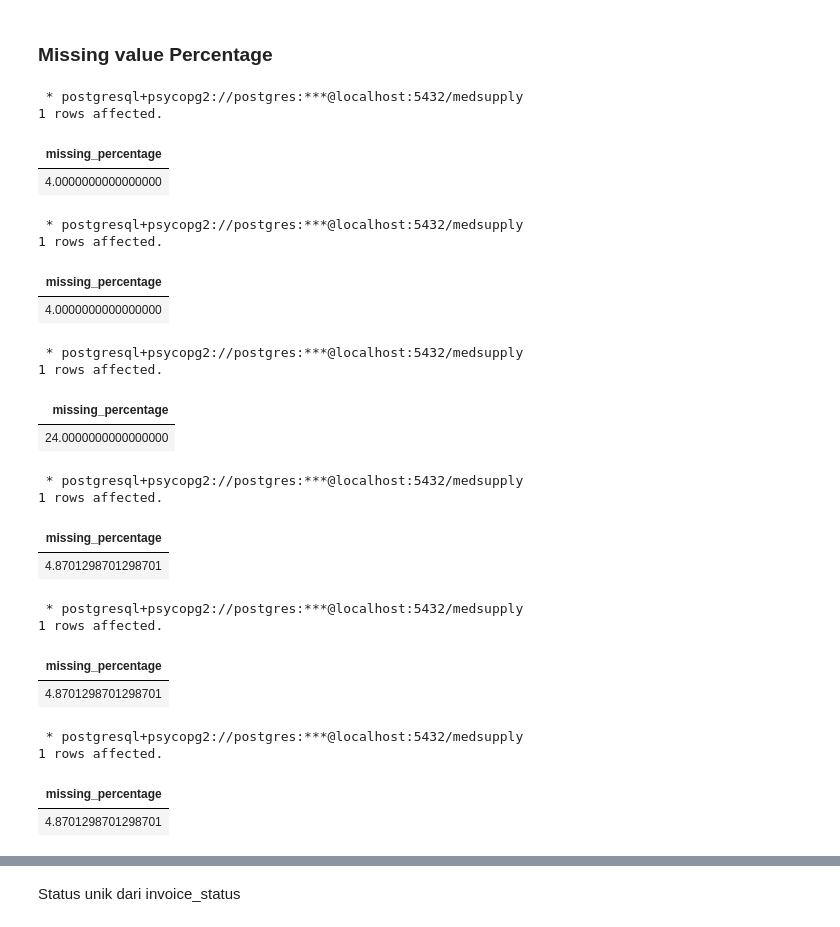
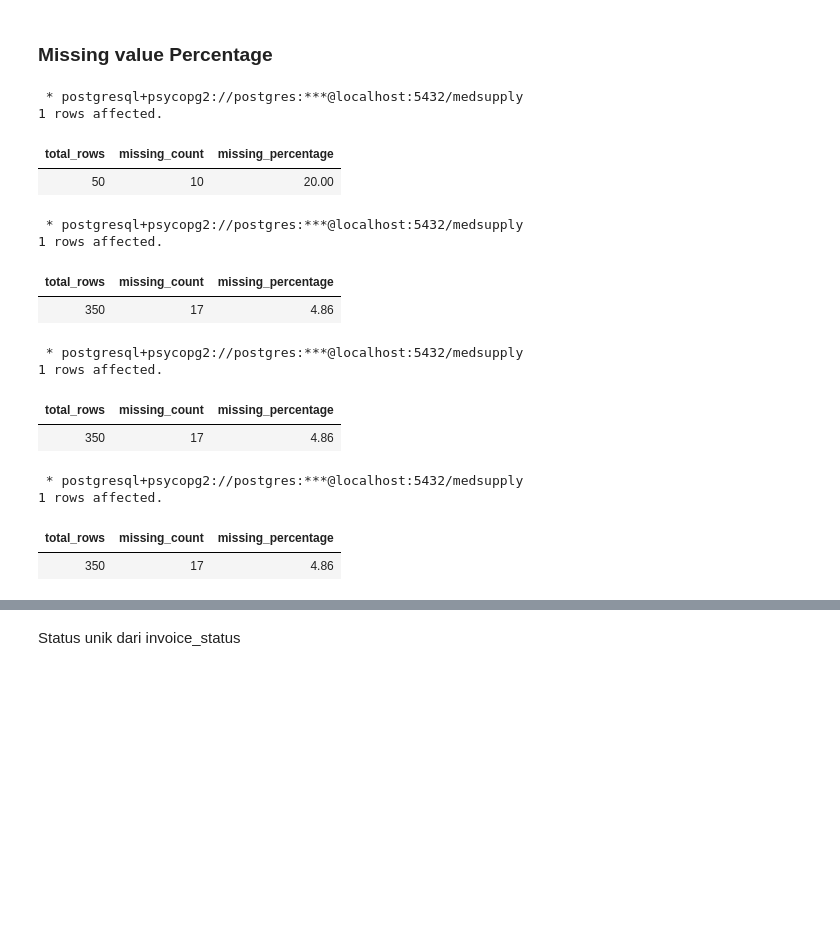
Before and after one commit to Rpfitrah/MedSupply-Project, a Jupyter notebook: 03-Data_Verification.ipynb, the cells around one changed output, grey strips where cells are left out. Saved outputs shown, nothing was run; the diff lists cells and outputs as text; code cells hidden in the pictures; blank space fills up the shorter version.

```diff
--- a/03-Data_Verification.ipynb
+++ b/03-Data_Verification.ipynb
@@ -177,69 +177,55 @@ LIMIT 5;
 | MED-D101 | GE Logiq Ultrasound | 14 | 0 | 15 |
 # %% [markdown]
 ### Missing value Percentage
-# %%
-%%sql
-
-SELECT
-    (COUNT(*) - COUNT(supplier_cost)) * 100.0 / COUNT(*) AS missing_percentage
-FROM master_products;
-# %% [output]
- * postgresql+psycopg2://postgres:***@localhost:5432/medsupply
-1 rows affected.
-| missing_percentage |
-| 4.0000000000000000 |
-# %%
-%%sql
-
-SELECT
-    (COUNT(*) - COUNT(inden_lead_time_days)) * 100.0 / COUNT(*) AS missing_percentage
-FROM master_products;
-# %% [output]
- * postgresql+psycopg2://postgres:***@localhost:5432/medsupply
-1 rows affected.
-| missing_percentage |
-| 4.0000000000000000 |
 # %%
 %%sql
 
 SELECT
-    (COUNT(*) - COUNT(stock_available)) * 100.0 / COUNT(*) AS missing_percentage
+    COUNT(*) AS total_rows,
+    COUNT(*) - COUNT(stock_available) AS missing_count,
+    ROUND(((COUNT(*) - COUNT(stock_available)) * 100.0 / COUNT(*))::NUMERIC, 2) AS missing_percentage
 FROM master_products;
 # %% [output]
  * postgresql+psycopg2://postgres:***@localhost:5432/medsupply
 1 rows affected.
-| missing_percentage |
-| 24.0000000000000000 |
+| total_rows | missing_count | missing_percentage |
+| 50 | 10 | 20.00 |
 # %%
 %%sql
 
 SELECT
-    (COUNT(*) - COUNT(unit_price)) * 100.0 / COUNT(*) AS missing_percentage
+    COUNT(*) AS total_rows,
+    COUNT(*) - COUNT(unit_price) AS missing_count,
+    ROUND(((COUNT(*) - COUNT(unit_price)) * 100.0 / COUNT(*))::NUMERIC, 2) AS missing_percentage
 FROM transactions_item;
 # %% [output]
  * postgresql+psycopg2://postgres:***@localhost:5432/medsupply
 1 rows affected.
-| missing_percentage |
-| 4.8701298701298701 |
+| total_rows | missing_count | missing_percentage |
+| 350 | 17 | 4.86 |
-# %%
-%%sql
-
-SELECT
-    (COUNT(*) - COUNT(quantity)) * 100.0 / COUNT(*) AS missing_percentage
-FROM transactions_item;
-# %% [output]
- * postgresql+psycopg2://postgres:***@localhost:5432/medsupply
-1 rows affected.
-| missing_percentage |
-| 4.8701298701298701 |
+# %%
+%%sql
+
+SELECT
+    COUNT(*) AS total_rows,
+    COUNT(*) - COUNT(quantity) AS missing_count,
+    ROUND(((COUNT(*) - COUNT(quantity)) * 100.0 / COUNT(*))::NUMERIC, 2) AS missing_percentage
+FROM transactions_item;
+# %% [output]
+ * postgresql+psycopg2://postgres:***@localhost:5432/medsupply
+1 rows affected.
+| total_rows | missing_count | missing_percentage |
+| 350 | 17 | 4.86 |
 # %%
 %%sql
 
 SELECT
-    (COUNT(*) - COUNT(inden_flag)) * 100.0 / COUNT(*) AS missing_percentage
+    COUNT(*) AS total_rows,
+    COUNT(*) - COUNT(item_total) AS missing_count,
+    ROUND(((COUNT(*) - COUNT(item_total)) * 100.0 / COUNT(*))::NUMERIC, 2) AS missing_percentage
 FROM transactions_item;
 # %% [output]
  * postgresql+psycopg2://postgres:***@localhost:5432/medsupply
 1 rows affected.
-| missing_percentage |
-| 4.8701298701298701 |
+| total_rows | missing_count | missing_percentage |
+| 350 | 17 | 4.86 |
```
Also changed, not shown: parts of 7 cells of this notebook.
